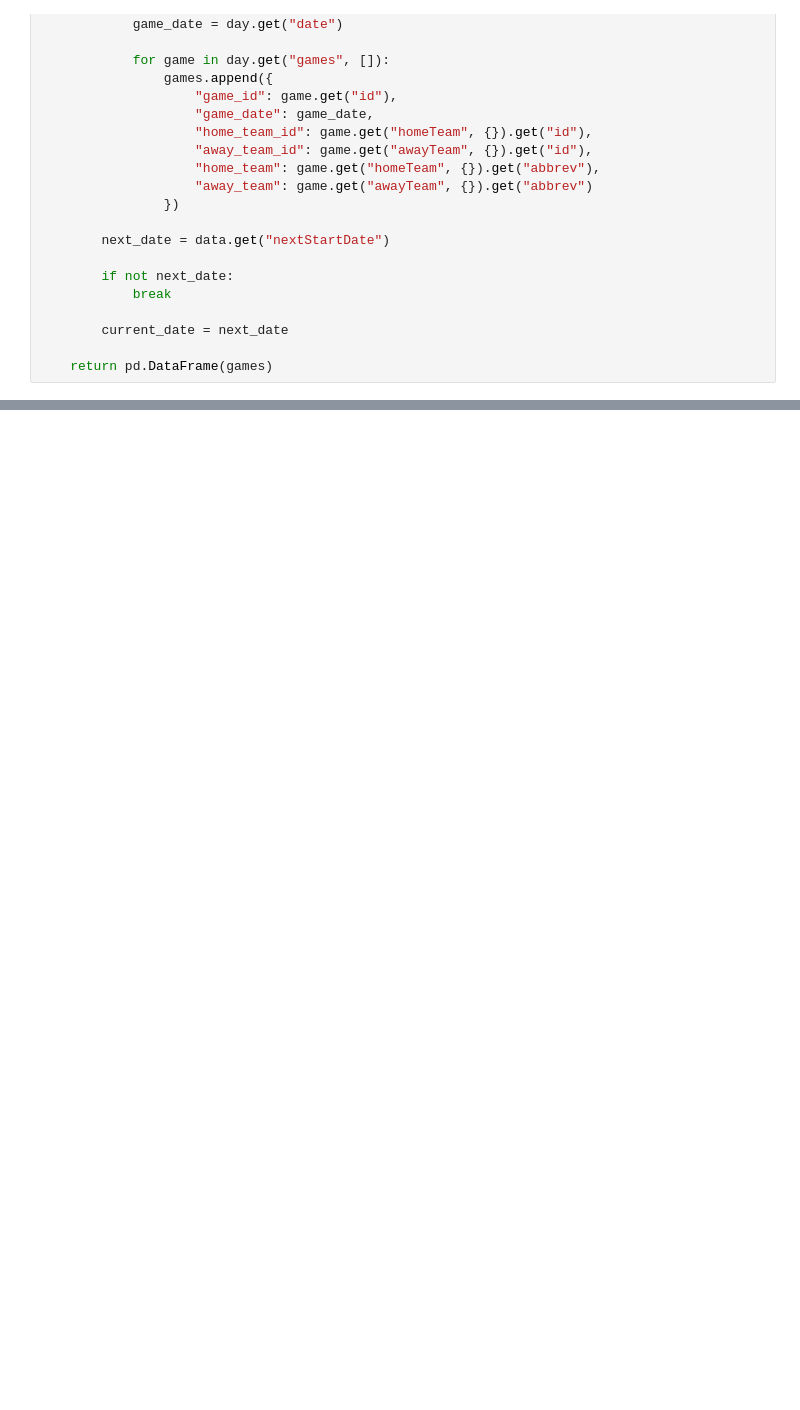
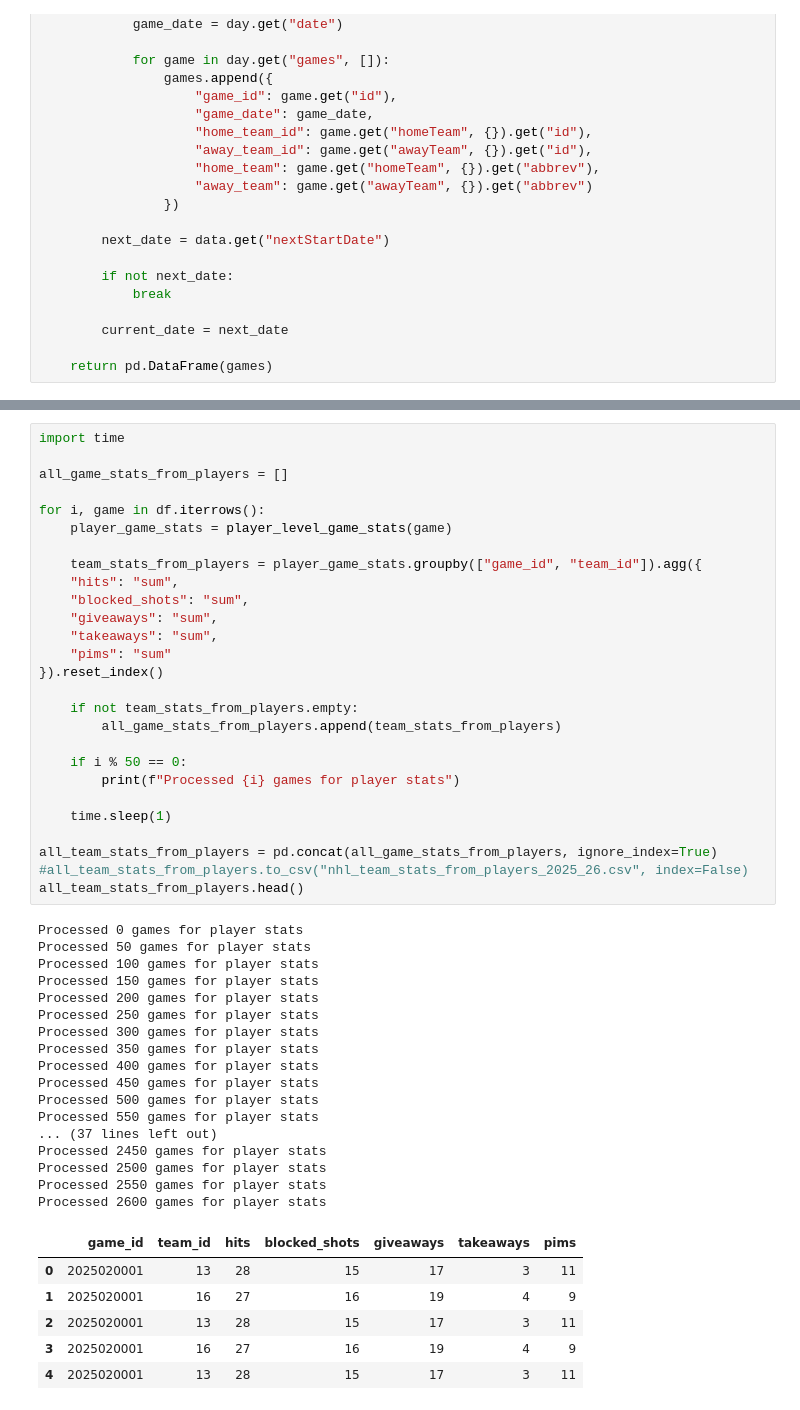
Before and after one commit to Michael-Poliakov/NHL_Game_Data, a Jupyter notebook: code.ipynb, the cells around one changed output, grey strips where cells are left out. Drawn from its saved outputs; the diff is of its cells as text; blank space fills up the shorter version.

```diff
--- a/code.ipynb
+++ b/code.ipynb
@@ -360,0 +345,51 @@ dict_keys(['forwards', 'defense', 'goalies'])
+# %%
+import time
+
+all_game_stats_from_players = []
+
+for i, game in df.iterrows():
+    player_game_stats = player_level_game_stats(game)
+
+    team_stats_from_players = player_game_stats.groupby(["game_id", "team_id"]).agg({
+    "hits": "sum",
+    "blocked_shots": "sum",
+    "giveaways": "sum",
+    "takeaways": "sum",
+    "pims": "sum"
+}).reset_index()
+
+    if not team_stats_from_players.empty:
+        all_game_stats_from_players.append(team_stats_from_players)
+
+    if i % 50 == 0:
+        print(f"Processed {i} games for player stats")
+
+    time.sleep(1)
+
+all_team_stats_from_players = pd.concat(all_game_stats_from_players, ignore_index=True)
+#all_team_stats_from_players.to_csv("nhl_team_stats_from_players_2025_26.csv", index=False)
+all_team_stats_from_players.head()
+# %% [output]
+Processed 0 games for player stats
+Processed 50 games for player stats
+Processed 100 games for player stats
+Processed 150 games for player stats
+Processed 200 games for player stats
+Processed 250 games for player stats
+Processed 300 games for player stats
+Processed 350 games for player stats
+Processed 400 games for player stats
+Processed 450 games for player stats
+Processed 500 games for player stats
+Processed 550 games for player stats
+... (37 lines left out)
+Processed 2450 games for player stats
+Processed 2500 games for player stats
+Processed 2550 games for player stats
+Processed 2600 games for player stats
+|  | game_id | team_id | hits | blocked_shots | giveaways | takeaways | pims |
+| 0 | 2025020001 | 13 | 28 | 15 | 17 | 3 | 11 |
+| 1 | 2025020001 | 16 | 27 | 16 | 19 | 4 | 9 |
+| 2 | 2025020001 | 13 | 28 | 15 | 17 | 3 | 11 |
+| 3 | 2025020001 | 16 | 27 | 16 | 19 | 4 | 9 |
+| 4 | 2025020001 | 13 | 28 | 15 | 17 | 3 | 11 |
```
Also changed, not shown: parts of 5 cells of this notebook.
